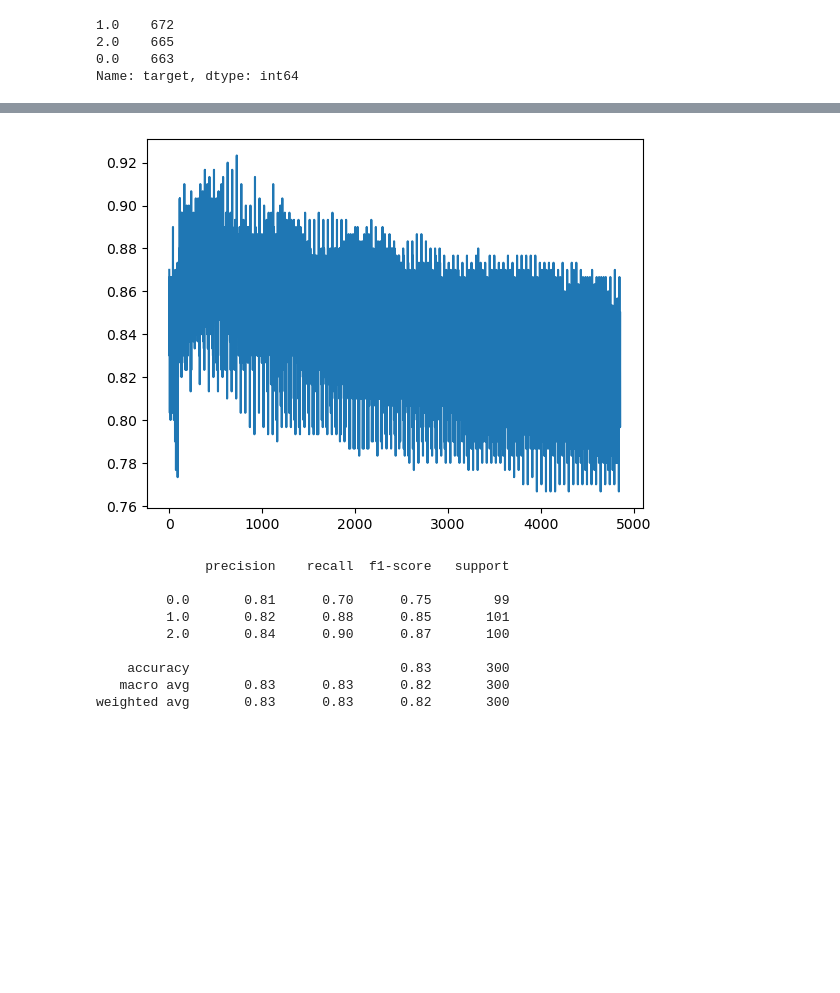
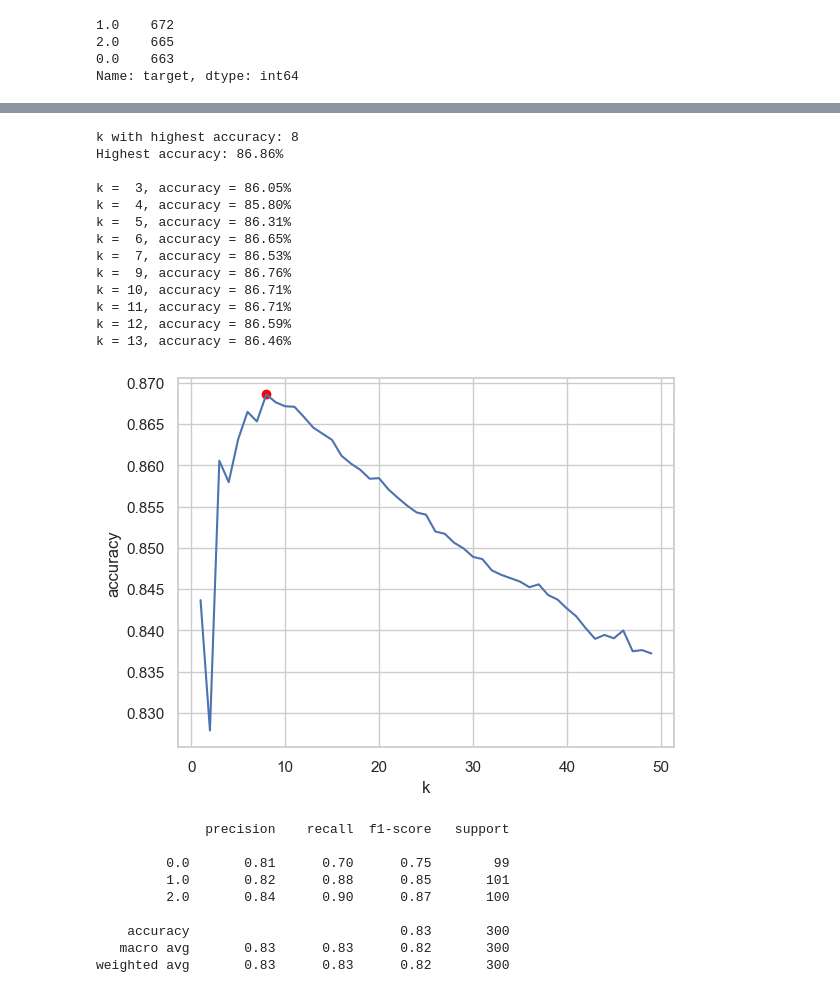
Before and after one commit to lukegge/MachineLearningCourse, a Jupyter notebook: assignment_1.ipynb, the cells around one changed output, grey strips where cells are left out. Saved outputs shown, nothing was run; the diff lists cells and outputs as text; code cells hidden in the pictures; blank space fills up the shorter version.

Commit message:
plot

```diff
--- a/assignment_1.ipynb
+++ b/assignment_1.ipynb
@@ -133,47 +138,81 @@ accuracy_score(y_val, y_pred)
 # %%
-# test the model on the validation set using different values of k and random states
-from sklearn.model_selection import cross_val_score
-
 # define k values
-k_values = range(1, 100)
+k_values = range(1, 50)
 
 # define random states
 random_states = range(1, 50)
 
 # define accuracies
 accuracies = []
 
 # loop over k values
 for k in k_values:
     # loop over random states
     for random_state in random_states:
         # split the data into training and remainder set
         x_train, x_remainder, y_train, y_remainder = train_test_split(scaled_data, y, test_size=test_size, random_state=random_state, stratify=y)
 
         # split the remaindar data into validation and test set
         x_val, x_test, y_val, y_test = train_test_split(x_remainder, y_remainder, test_size=0.5, random_state=random_state, stratify=y_remainder)
 
         # define KNN classifier
         knn = KNeighborsClassifier(n_neighbors=k)
 
         # fit the model
         knn.fit(x_train, y_train)
 
         # predict the labels of the validation set
         y_pred = knn.predict(x_val)
 
         # compute the accuracy score
         accuracies.append(accuracy_score(y_val, y_pred))
 
-# plot the accuracies
-plt.plot(accuracies)
+# reshape the accuracies to be averaged over the random states
+accuracies = np.array(accuracies).reshape(-1, len(random_states))
+
+# compute the mean accuracy for each k value
+mean_accuracies = accuracies.mean(axis=1)
+
+# find the k value with the highest accuracy
+best_k = np.argmax(mean_accuracies) + 1
+best_accuracy = mean_accuracies[best_k - 1]
+
+# print the k value with the highest accuracy and the accuracy itself
+print("k with highest accuracy: {}".format(best_k))
+print("Highest accuracy: {:.2f}%".format(best_accuracy*100))
+print()
+
+# print the k values and their accuracies for the 5 values before and after the best one
+for i in range(-5, 6):
+    if i == 0:
+        continue
+    k = best_k + i
+    if k < 1 or k > 49:
+        continue
+    accuracy = mean_accuracies[k - 1]
+    print("k = {:2d}, accuracy = {:.2f}%".format(k, accuracy*100))
+
+# plot the mean accuracies per k value
+plt.plot(k_values, mean_accuracies)
+plt.scatter(best_k, best_accuracy, color='red')
+plt.xlabel("k")
+plt.ylabel("accuracy")
 plt.show()
-
-# don't show future warnings
-import warnings
-warnings.simplefilter(action='ignore', category=FutureWarning)
 # %% [output]
+k with highest accuracy: 8
+Highest accuracy: 86.86%
+
+k =  3, accuracy = 86.05%
+k =  4, accuracy = 85.80%
+k =  5, accuracy = 86.31%
+k =  6, accuracy = 86.65%
+k =  7, accuracy = 86.53%
+k =  9, accuracy = 86.76%
+k = 10, accuracy = 86.71%
+k = 11, accuracy = 86.71%
+k = 12, accuracy = 86.59%
+k = 13, accuracy = 86.46%
-[figure, old version]
+[figure, new version]
 # %%
 # import classification report
 from sklearn.metrics import classification_report
```
Also changed, not shown: parts of 3 cells of this notebook, 1 other file.
